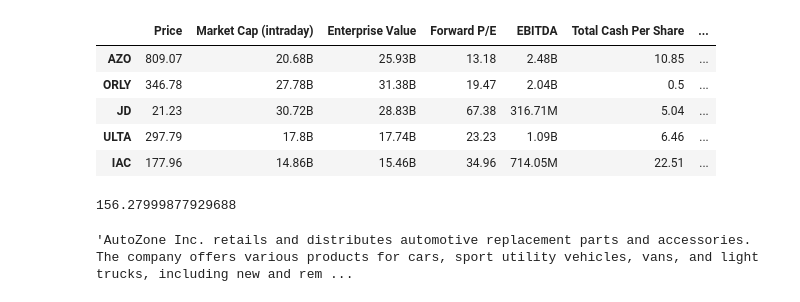
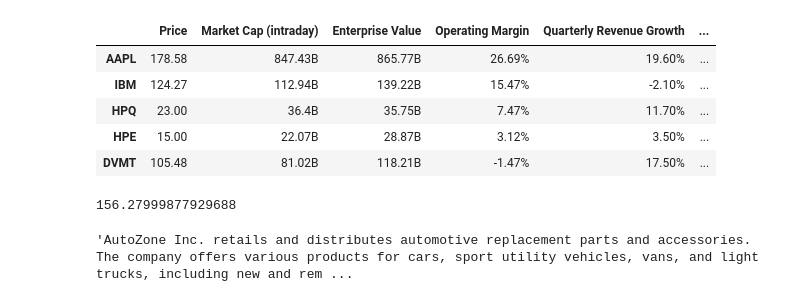
Before and after one commit to suyuchenxm/toolsproject, a Jupyter notebook: William_Notebook_.ipynb, the cells around one changed output. Saved outputs shown, nothing was run; the diff lists cells and outputs as text; code cells hidden in the pictures.

Commit message:
fix N/A problem in get_financial_stat

```diff
--- a/William_Notebook_.ipynb
+++ b/William_Notebook_.ipynb
@@ -10,9 +10,18 @@ def get_financial_stats(ticker):
     for i in stats_lists:
         stat_name = i.find_all('span')
         stock_stat = i.find_all('td',class_='Fz(s) Fw(500) Ta(end)')
+        k = 0
         for j in range(len(stock_stat)):
-            if not stat_name[j].get_text() == 'N/A':
+            if stat_name[j].get_text() == 'N/A' and k == 1:
+                k = 0
+                test_list.append((temp,stock_stat[j].get_text()))
+            if stock_stat[j].get_text() == 'N/A' and not stat_name[j].get_text() == 'N/A':
+                k = 1
+                temp_name = stat_name[j].get_text()
+            if not stat_name[j].get_text() == 'N/A' and not stat_name[j].get_text() == 'N/A':
+                k = 0
                 test_list.append((stat_name[j].get_text(),stock_stat[j].get_text()))
+
     return test_list
 # %%
 def get_row(ticker,measure_list):
@@ -34,7 +43,7 @@ def get_row(ticker,measure_list):
 def comp_stat_table(stock):
     import pandas as pd
     import numpy as np
-    measure_list = ['Price','Market Cap (intraday)', 'Enterprise Value', 'Forward P/E', 'EBITDA', 'Total Cash Per Share', 'Dividend Date', 'Ex-Dividend Date', 'Last Split Factor (new per old)', '52 Week High']
+    measure_list = ['Price','Market Cap (intraday)','Enterprise Value','Operating Margin','Quarterly Revenue Growth','Quarterly Earnings Growth','Diluted EPS','Trailing Annual Dividend Yield','5 Year Average Dividend Yield','Payout Ratio','Trailing P/E','Forward P/E','PEG Ratio (5 yr expected)','Return on Equity','Total Debt/Equity','Book Value Per Share','Beta (3Y Monthly)']
     r = get_competitors(stock)
     r.insert(0, stock)
     a_row = get_row(r[1],measure_list)
@@ -46,14 +55,14 @@ def comp_stat_table(stock):
     final_table = pd.DataFrame(stats_list,index = r, columns = measure_list)
     return final_table
 # %%
-comp_stat_table('AZO')
+comp_stat_table('AAPL')
 # %% [output]
-|  | Price | Market Cap (intraday) | Enterprise Value | Forward P/E | EBITDA | Total Cash Per Share | ... |
-| AZO | 809.07 | 20.68B | 25.93B | 13.18 | 2.48B | 10.85 | ... |
-| ORLY | 346.78 | 27.78B | 31.38B | 19.47 | 2.04B | 0.5 | ... |
-| JD | 21.23 | 30.72B | 28.83B | 67.38 | 316.71M | 5.04 | ... |
-| ULTA | 297.79 | 17.8B | 17.74B | 23.23 | 1.09B | 6.46 | ... |
-| IAC | 177.96 | 14.86B | 15.46B | 34.96 | 714.05M | 22.51 | ... |
+|  | Price | Market Cap (intraday) | Enterprise Value | Operating Margin | Quarterly Revenue Growth | ... |
+| AAPL | 178.58 | 847.43B | 865.77B | 26.69% | 19.60% | ... |
+| IBM | 124.27 | 112.94B | 139.22B | 15.47% | -2.10% | ... |
+| HPQ | 23.00 | 36.4B | 35.75B | 7.47% | 11.70% | ... |
+| HPE | 15.00 | 22.07B | 28.87B | 3.12% | 3.50% | ... |
+| DVMT | 105.48 | 81.02B | 118.21B | -1.47% | 17.50% | ... |
 # %%
 # %% [output]
 156.27999877929688
```
Also changed, not shown: parts of 2 cells of this notebook.
